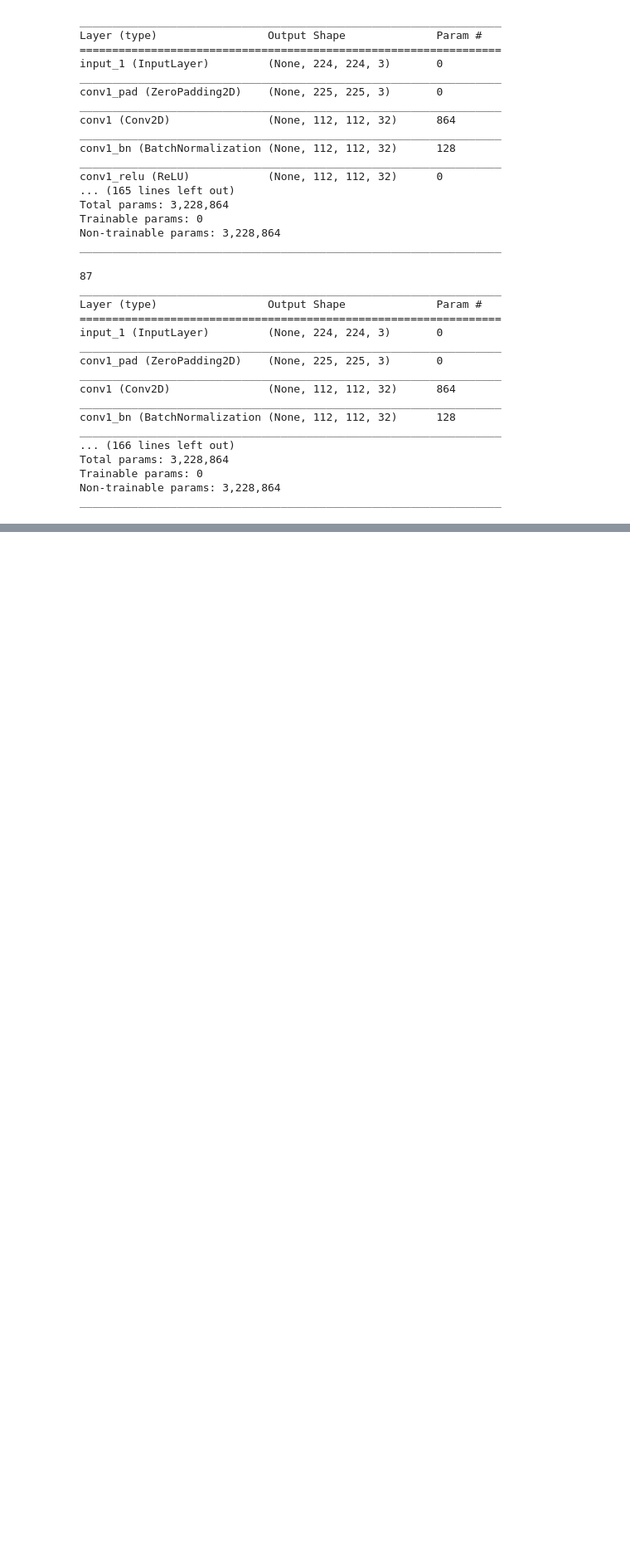
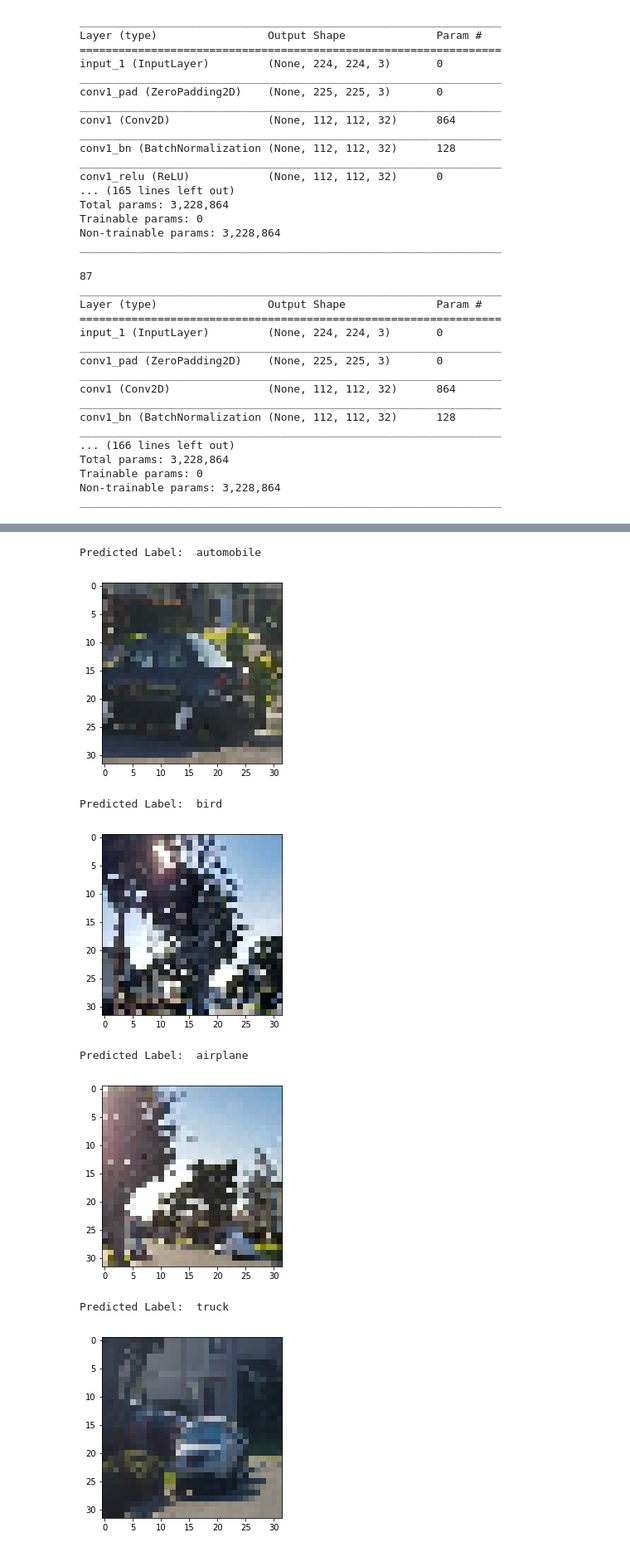
Before and after one commit to PacktPublishing/Hands-On-Deep-Learning-for-Mobile, a Jupyter notebook: Chapter3/Ch3_2_MobileNet_TransferLearning.ipynb, the cells around one changed output, grey strips where cells are left out. Shown at 83% size. Saved outputs shown, nothing was run; the diff lists cells and outputs as text; code cells hidden in the pictures; blank space fills up the shorter version.

```diff
--- a/Chapter3/Ch3_2_MobileNet_TransferLearning.ipynb
+++ b/Chapter3/Ch3_2_MobileNet_TransferLearning.ipynb
@@ -181,0 +275,23 @@ show_loss_stats(hist)
+# %%
+from keras.preprocessing import image
+import matplotlib.pyplot as plt
+import glob
+
+for filename in glob.iglob('Ch3data/*test*.jpg'):
+    img      = image.load_img(filename, target_size=(32, 32))
+    plt.imshow(img)
+    pre_processed_img = image.img_to_array(img)
+    pre_processed_img = np.expand_dims(pre_processed_img, axis=0)
+    pre_processed_img = preprocess_input(pre_processed_img)
+    p = model.predict(pre_processed_img)
+    print ('Predicted Label: ', label_dict[np.argmax(p)])
+    plt.show()
+# %% [output]
+Predicted Label:  automobile
+[figure, added]
+Predicted Label:  bird
+[figure, added]
+Predicted Label:  airplane
+[figure, added]
+Predicted Label:  truck
+[figure, added]
```
Also changed, not shown: parts of 15 cells of this notebook.
